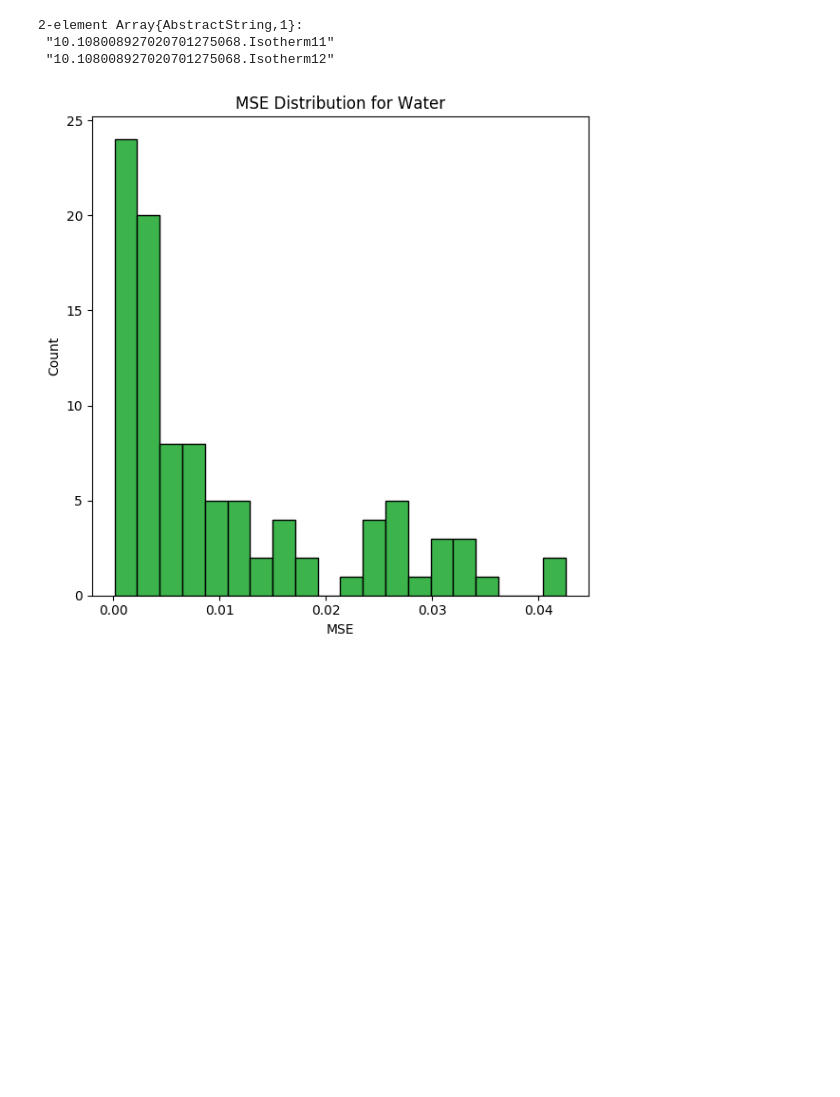
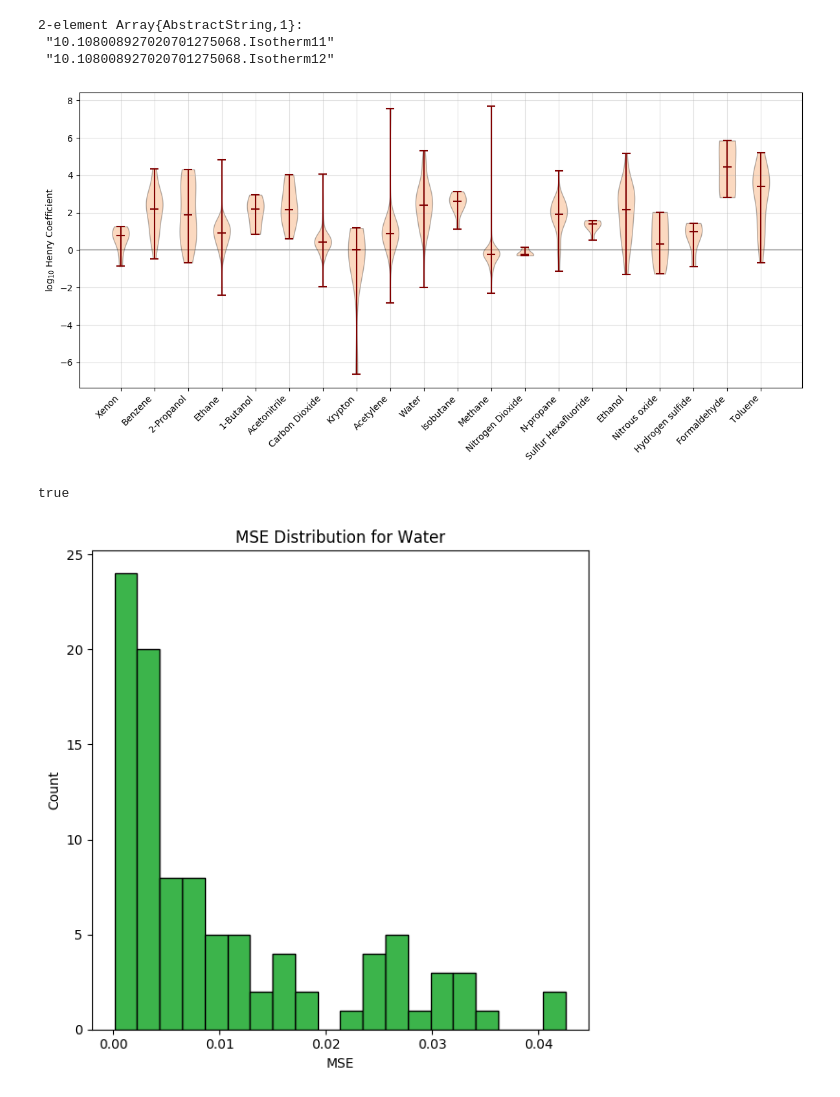
Before and after one commit to SimonEnsemble/material_recommendation_system, a Jupyter notebook: CreateMatrix.ipynb, the cells around one changed output. Drawn from its saved outputs; the diff is of its cells as text; code cells hidden in the pictures; blank space fills up the shorter version.

```diff
--- a/CreateMatrix.ipynb
+++ b/CreateMatrix.ipynb
@@ -786,7 +786,7 @@ master_list_of_materials = merge_materials(new_master_list_of_materials, "Cu-MOF
 # %% [markdown]
 ## Lets create the function that fills in <b>H</b>
 # %%
-function fill_H(filter_functions::Array{<:Function, 1}, fit_function::Function, post_functions::Array{<:Function, 1})
+function fill_H(filter_functions::Array{<:Function, 1}, fit_function::Function, post_functions::Array{<:Function, 1}, max_value_of_h::Float64=1e10)
     nm = length(master_list_of_materials)
     ng = length(master_list_of_gases)
     H = Array{Union{Float64, Missing}, 2}(undef, nm, ng)
@@ -826,7 +826,7 @@ function fill_H(filter_functions::Array{<:Function, 1}, fit_function::Function,
             for k = 1:length(fit_vals)
                 if typeof(fit_vals[k]) == Missing
                     continue
-                elseif fit_vals[k] > 1e10
+                elseif fit_vals[k] > max_value_of_h
                     fit_vals[k] = missing
                 end
             end
@@ -889,6 +898,51 @@ sanity_isotherms = isotherm_dictionary["Hydrogen cyanide"]["Silicalite MFI"]
 2-element Array{AbstractString,1}:
  "10.108008927020701275068.Isotherm11"
  "10.108008927020701275068.Isotherm12"
+# %%
+function h_dist_for_gas(gases::Array{<:Union{AbstractString, Int}, 1})
+    gas_Hs = Array{Array{Float64, 1}, 1}()
+    gases = convert(Array{Union{AbstractString, Int}, 1}, gases)
+    for i in 1:length(gases)
+        if typeof(gases[i]) <: AbstractString
+            @assert gases[i] in master_list_of_gases
+            gases[i] = findfirst(gases[i] .== master_list_of_gases)
+        end
+        push!(gas_Hs, collect(skipmissing(H[:, gases[i]])))
+    end
+    fig, ax = plt.subplots(figsize=(12,6))
+    violin_parts = ax.violinplot(gas_Hs, showmedians=true)
+    # Make color of violins orange
+    for piece in violin_parts["bodies"]
+        piece.set_facecolor("#f58231")
+        piece.set_edgecolor("k")
+    end
+    # Make the max, min, median bars maroon
+    for partname in ["cbars", "cmins", "cmaxes", "cmedians"]
+        piece = violin_parts[partname]
+        piece.set_edgecolor("#800000")
+    end
+    xlim = ax.get_xlim()
+    ax.plot(xlim, [0, 0], c="#a9a9a9", alpha=0.8, zorder=.8)
+    ax.set_xlim(xlim)
+    ax.set_xticks(1:length(gases))
+    ax.set_xticklabels([master_list_of_gases[i] for i in gases], rotation=45, ha="right")
+    #ax.set_xlabel(master_list_of_gases[gases])
+    ax.set_ylabel(L"log$_{10}$ Henry Coefficient")
+    #ax.set_title("MSE Distribution for " * master_list_of_gases[gases])
+    plt.tight_layout()
+    plt.grid("on", alpha=0.4)
+    plt.show()
+    return gas_Hs
+end
+
+#h_dist_for_gas(["Water", "Carbon Dioxide"])
+h_dist_for_gas(master_list_of_gases[1:20]);
+# %% [output]
+[figure, added]
+# %%
+typeof(["Water", "Carbon Dioxide"]) <: Array{<:Union{AbstractString, Int}, 1}
+# %% [output]
+true
 # %%
 function plot_mse_distribution_per_gas(gas::Union{AbstractString, Int})
     if typeof(gas) <: AbstractString
```
Also changed, not shown: parts of 2 cells of this notebook.
